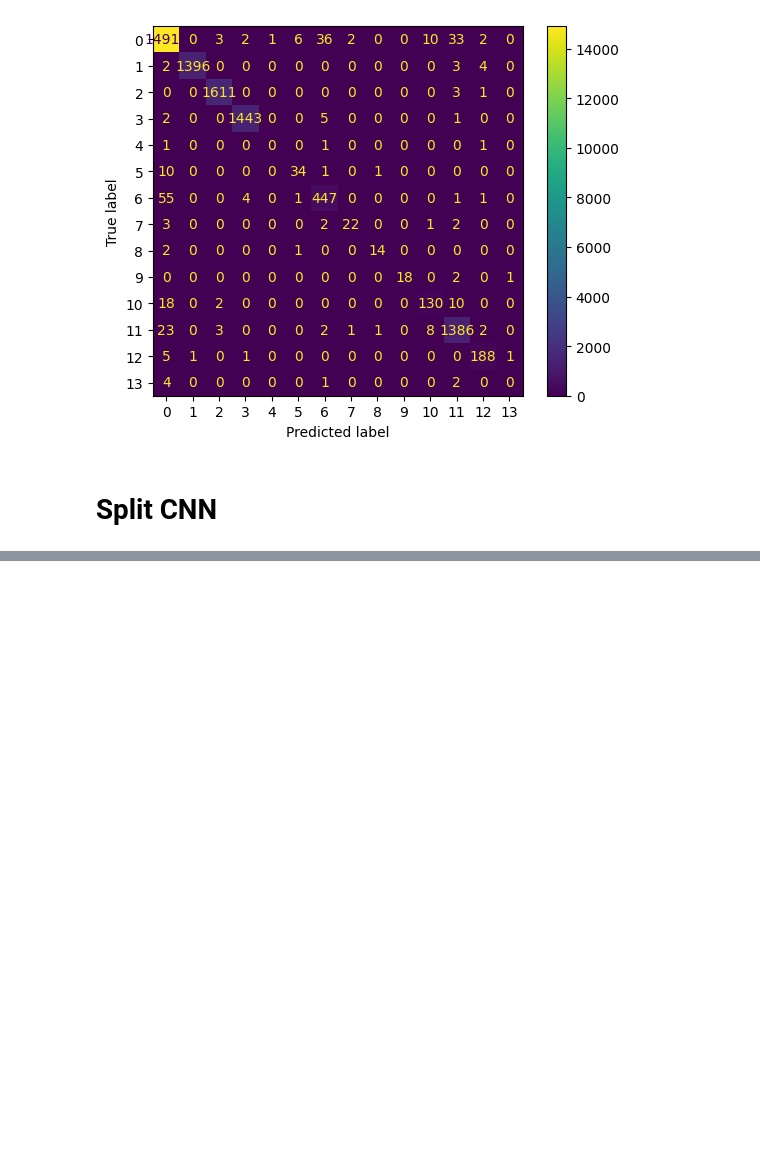
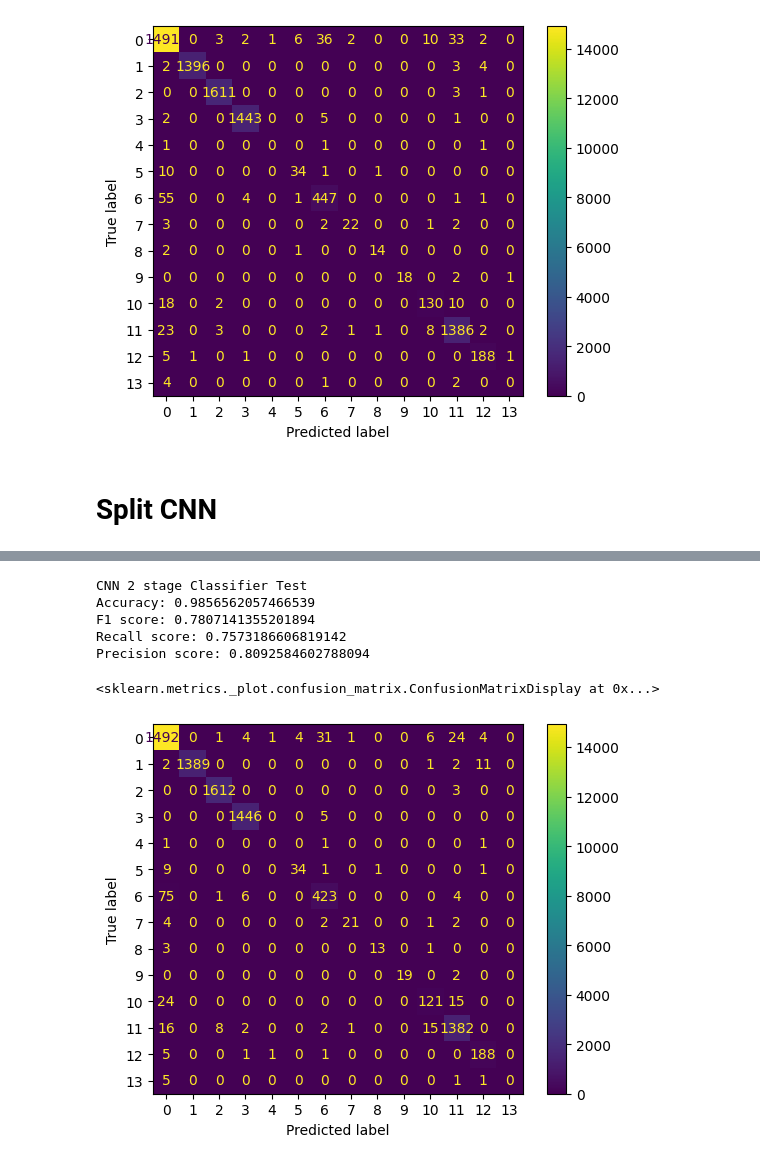
Before and after one commit to zachorrie/ML_ASS, a Jupyter notebook: CS_ARR.ipynb, the cells around one changed output, grey strips where cells are left out. Drawn from its saved outputs; the diff is of its cells as text; code cells hidden in the pictures; blank space fills up the shorter version.

```diff
--- a/CS_ARR.ipynb
+++ b/CS_ARR.ipynb
@@ -1185,0 +1253,16 @@ ConfusionMatrixDisplay(c_matrix).plot()
+# %%
+X_train_arr = np.array([X_train_Shifted[i] for i in range(len(y_train_bin)) if y_train_bin[i] == 1])
+y_train_arr = np.array([y_train[i] for i in range(len(y_train_bin)) if y_train_bin[i] == 1])
+X_val_arr = np.array([X_val_Shifted[i] for i in range(len(y_val_bin)) if y_val_bin[i] == 1])
+y_val_arr = np.array([y_val[i] for i in range(len(y_val_bin)) if y_val_bin[i] == 1])
+# %%
+clf_cnn_arr = Sequential()
+clf_cnn_arr.add(Conv1D(64, 32, activation="relu", input_shape=(250,1)))
+clf_cnn_arr.add(Dense(100, activation="relu"))
+clf_cnn_arr.add(MaxPooling1D())
+clf_cnn_arr.add(Conv1D(16, 32, activation="relu", input_shape=(250,1)))
+clf_cnn_arr.add(Dense(64, activation="relu"))
+clf_cnn_arr.add(Flatten())
+clf_cnn_arr.add(Dense(32, activation = 'softmax'))
+clf_cnn_arr.compile(loss = 'sparse_categorical_crossentropy', optimizer = "adam", metrics = ['accuracy'])
+clf_cnn_arr.summary()
@@ -1185,0 +1287,3 @@ ConfusionMatrixDisplay(c_matrix).plot()
+# %%
+clf_cnn_arr.fit(X_train_arr, y_train_arr, batch_size=32, epochs=100, verbose='auto', validation_data=(X_val_arr, y_val_arr), callbacks=EarlyStopping(monitor='val_accuracy', mode='max', verbose=1, patience=10, min_delta=0.002))
+y_prediction_cnn_arr = clf_cnn_arr.predict(X_val_arr).argmax(axis=-1)
@@ -1185,0 +1321,4 @@ ConfusionMatrixDisplay(c_matrix).plot()
+# %%
+y_test_prediction_cnn_bin = clf_cnn_bin.predict(X_test_Shifted).argmax(axis=-1)
+y_test_prediction_cnn_arr = clf_cnn_arr.predict(X_test_Shifted).argmax(axis=-1)
+y_test_prediction_cnn_3 = np.array([y_test_prediction_cnn_bin[i] if y_test_prediction_cnn_bin[i] == 0 else y_test_prediction_cnn_arr[i] for i in range(len(y_test_prediction_cnn_bin))])
@@ -1185,0 +1328,19 @@ ConfusionMatrixDisplay(c_matrix).plot()
+# %%
+print("CNN 2 stage Classifier Test")
+print("Accuracy: " + str(accuracy_score(y_test, y_test_prediction_cnn_3)))
+print("F1 score: " + str(f1_score(y_test, y_test_prediction_cnn_3, average='macro')))
+print("Recall score: " + str(recall_score(y_test, y_test_prediction_cnn_3, average='macro')))
+print("Precision score: " + str(precision_score(y_test, y_test_prediction_cnn_3, average='macro')))
+# %% [output]
+CNN 2 stage Classifier Test
+Accuracy: 0.9856562057466539
+F1 score: 0.7807141355201894
+Recall score: 0.7573186606819142
+Precision score: 0.8092584602788094
+# %%
+#Confusion matrix
+c_matrix = confusion_matrix(y_test, y_test_prediction_cnn_3)
+ConfusionMatrixDisplay(c_matrix).plot()
+# %% [output]
+<sklearn.metrics._plot.confusion_matrix.ConfusionMatrixDisplay at 0x...>
+[figure, added]
```
Also changed, not shown: parts of 9 cells of this notebook.
